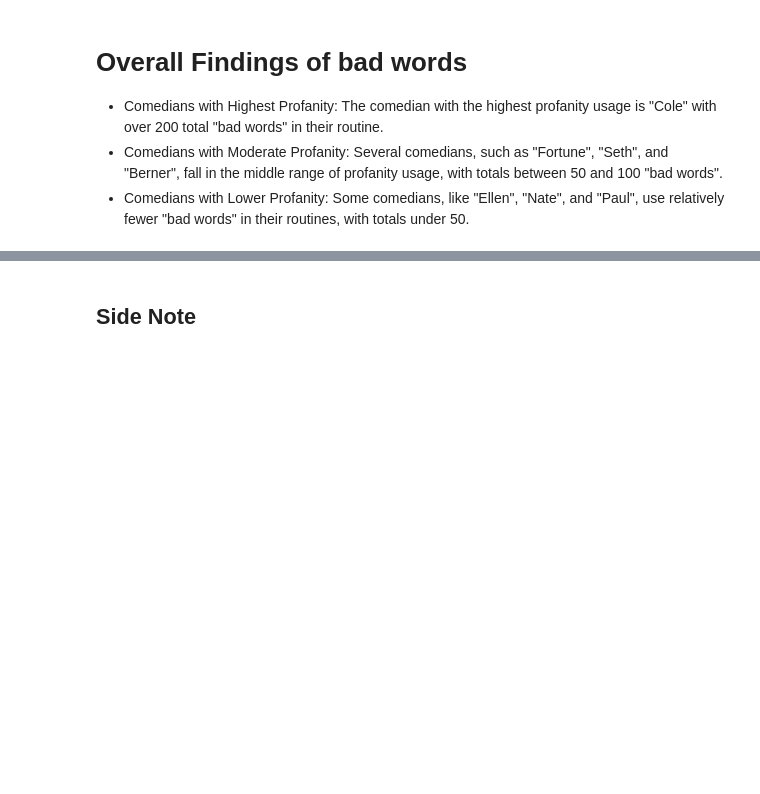
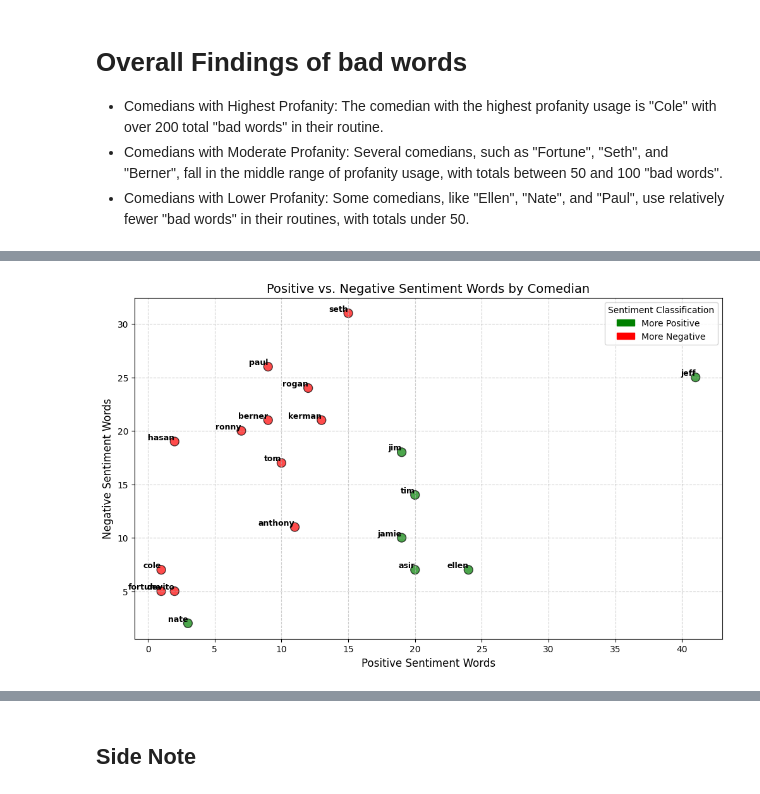
Before and after one commit to agamduggal/DataScienceAppl_NLP, a Jupyter notebook: NLP_in_Python_3_Exploratory_Data_Analysis.ipynb, the cells around one changed output, grey strips where cells are left out. Cells and saved outputs as stored; diff of their text form; code cells hidden in the pictures; blank space fills up the shorter version.

```diff
--- a/NLP_in_Python_3_Exploratory_Data_Analysis.ipynb
+++ b/NLP_in_Python_3_Exploratory_Data_Analysis.ipynb
@@ -552,0 +644,34 @@ plt.show()
+# %%
+import matplotlib.pyplot as plt
+
+# Define colors: green for more positive, red for more negative
+colors = ['green' if pos > neg else 'red' for pos, neg in zip(data_sentiment.positive_sentiment, data_sentiment.negative_sentiment)]
+
+plt.figure(figsize=(12, 7))
+
+# Scatter plot
+plt.scatter(data_sentiment.positive_sentiment, data_sentiment.negative_sentiment,
+            c=colors, alpha=0.7, edgecolors='k', s=100)
+
+# Add comedian names as labels
+for comedian, pos, neg in zip(data_sentiment.index, data_sentiment.positive_sentiment, data_sentiment.negative_sentiment):
+    plt.text(pos, neg, comedian, fontsize=9, ha='right', va='bottom', color='black', fontweight='bold')
+
+# Labels and title
+plt.xlabel('Positive Sentiment Words', fontsize=12)
+plt.ylabel('Negative Sentiment Words', fontsize=12)
+plt.title('Positive vs. Negative Sentiment Words by Comedian', fontsize=14)
+
+# Legend
+import matplotlib.patches as mpatches
+legend_labels = [mpatches.Patch(color='green', label='More Positive'),
+                 mpatches.Patch(color='red', label='More Negative')]
+plt.legend(handles=legend_labels, title='Sentiment Classification')
+
+# Show grid for better readability
+plt.grid(True, linestyle='--', alpha=0.6)
+
+# Display the plot
+plt.show()
+# %% [output]
+[figure, added]
```
Also changed, not shown: parts of 11 cells of this notebook.
